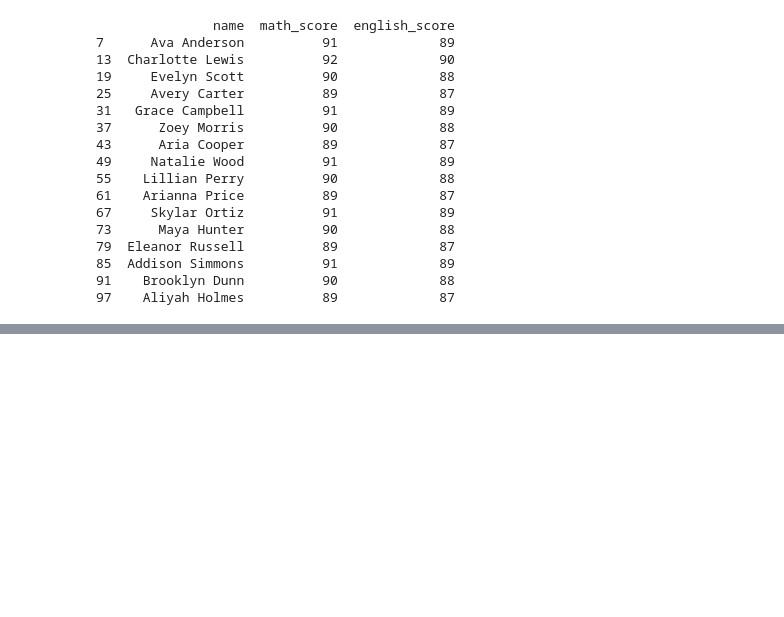
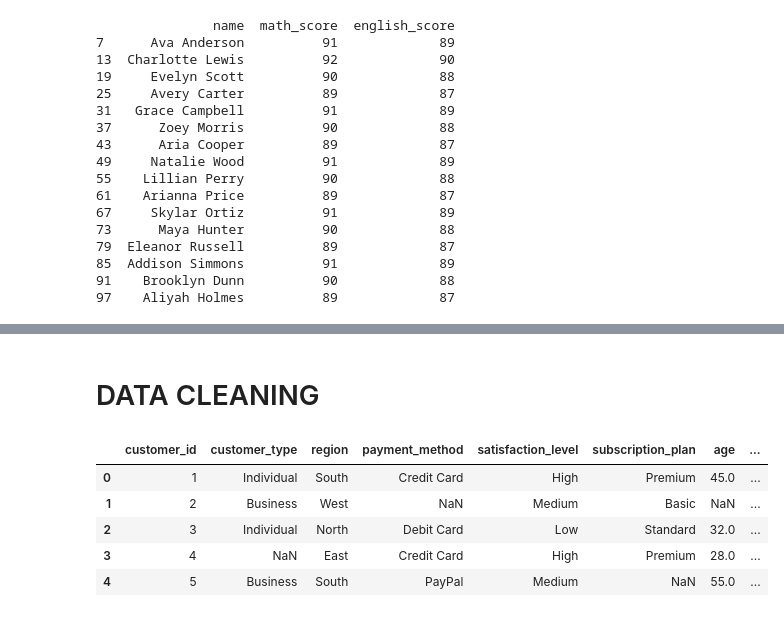
Before and after one commit to parshant44/python-learning, a Jupyter notebook: Pandas Question Practice.ipynb, the cells around one changed output, grey strips where cells are left out. Cells and saved outputs as stored; diff of their text form; code cells hidden in the pictures; blank space fills up the shorter version.

```diff
--- a/Pandas Question Practice.ipynb
+++ b/Pandas Question Practice.ipynb
@@ -274,0 +436,13 @@ print(data.loc[data["study_hours"]==8,["name","math_score","english_score"]])
+# %% [markdown]
+# DATA CLEANING
+# %%
+import pandas as pd
+df=pd.read_csv(r"C:\Users\ADMIN\Documents\customer_data.csv")
+df.head()                                                            # TOP 5
+# %% [output]
+|  | customer_id | customer_type | region | payment_method | satisfaction_level | subscription_plan | age | ... |
+| 0 | 1 | Individual | South | Credit Card | High | Premium | 45.0 | ... |
+| 1 | 2 | Business | West | NaN | Medium | Basic | NaN | ... |
+| 2 | 3 | Individual | North | Debit Card | Low | Standard | 32.0 | ... |
+| 3 | 4 | NaN | East | Credit Card | High | Premium | 28.0 | ... |
+| 4 | 5 | Business | South | PayPal | Medium | NaN | 55.0 | ... |
```
Also changed, not shown: parts of 27 cells of this notebook, 3 other files.
